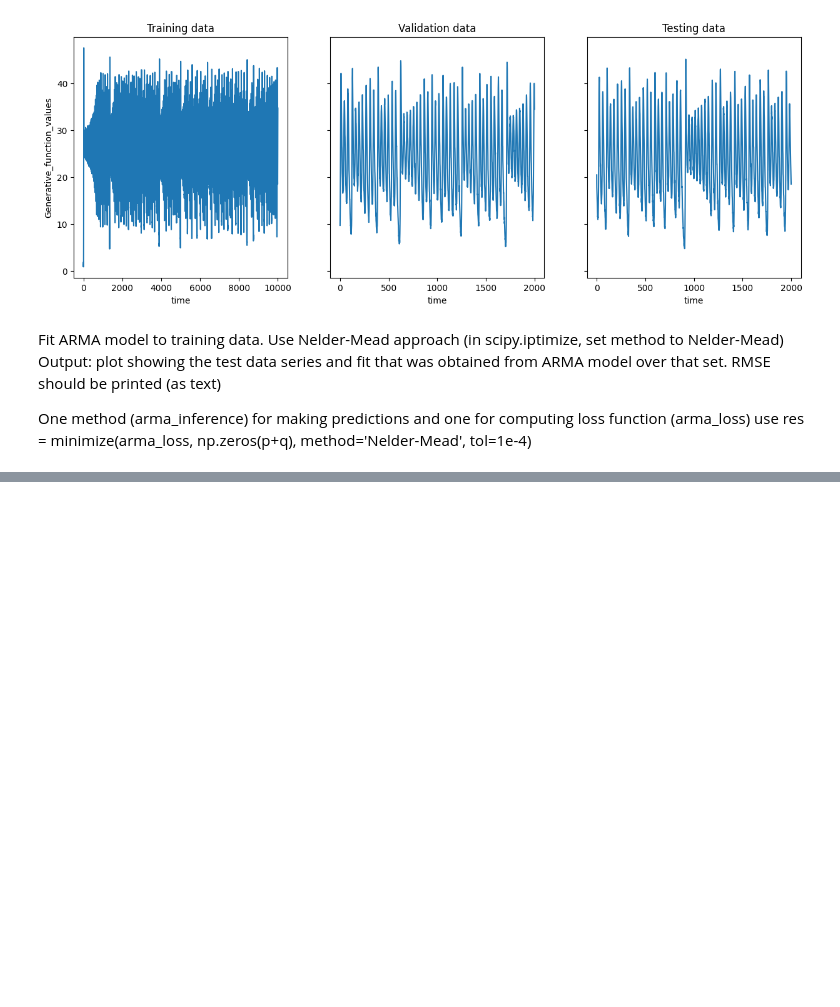
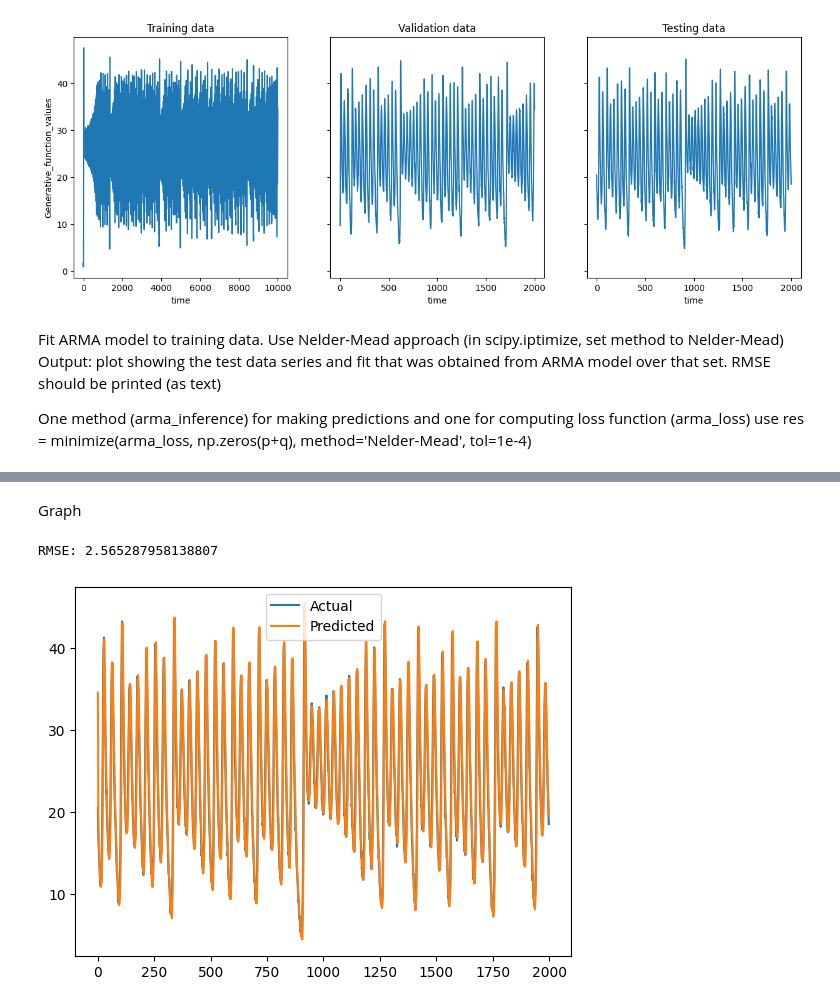
Before and after one commit to CleosCleopatra/Comp-AI, a Jupyter notebook: Assignment1.ipynb, the cells around one changed output, grey strips where cells are left out. Saved outputs shown, nothing was run; the diff lists cells and outputs as text; code cells hidden in the pictures; blank space fills up the shorter version.

```diff
--- a/Assignment1.ipynb
+++ b/Assignment1.ipynb
@@ -3,6 +3,7 @@ Write Python code for reading and visualizing the time series data contained in
 files A1_Training, A1_Validation.txt, and A1_Test.txt
 # %%
 import csv
+import numpy as np
 
 training = []
 validation = []
@@ -30,6 +31,10 @@ with open('A1_test.txt') as test_file:
 training_file.close()
 validation_file.close()
 test_file.close()
+
+training = np.array(training)
+validation = np.array(validation)
+testing = np.array(testing)
 # %%
 import matplotlib.pyplot as plt
 
@@ -121,0 +127,43 @@ arma_predict(training, p, q)
+# %% [markdown]
+Graph
+# %%
+def arma_calculation(params, p, q, length, training, testing):
+
+    phi = params[1:p+1]
+    theta = params[p+1:p+q+1]
+    c = params[0]
+
+    predicted = np.zeros(length)
+    #error = np.zeros_like(training)
+    error = np.zeros(length)
+    #predicted[:max(p, q)] = training[-max(p, q):]
+
+    history = list(training[-max(p, q):])
+
+    for t in range(length):
+        next = c
+        for i in range(p):
+            next += phi[i] * history[- i - 1]
+        for j in range(q):
+            next += theta[j] * error[t - j - 1]
+        predicted[t] = next
+
+        error[t] = testing[t] - predicted[t]
+
+        history.append(predicted[t])
+
+    return predicted
+
+
+results = arma_calculation(res.x, p, q, len(testing), training, testing)
+
+
+rmse = np.sqrt(np.mean((testing - results) ** 2))
+print("RMSE:", rmse)
+plt.plot(testing, label='Actual')
+plt.plot(results, label='Predicted')
+plt.legend()
+plt.show()
+# %% [output]
+RMSE: 2.565287958138807
+[figure, added]
```
Also changed, not shown: parts of 2 cells of this notebook, 3 other files.
